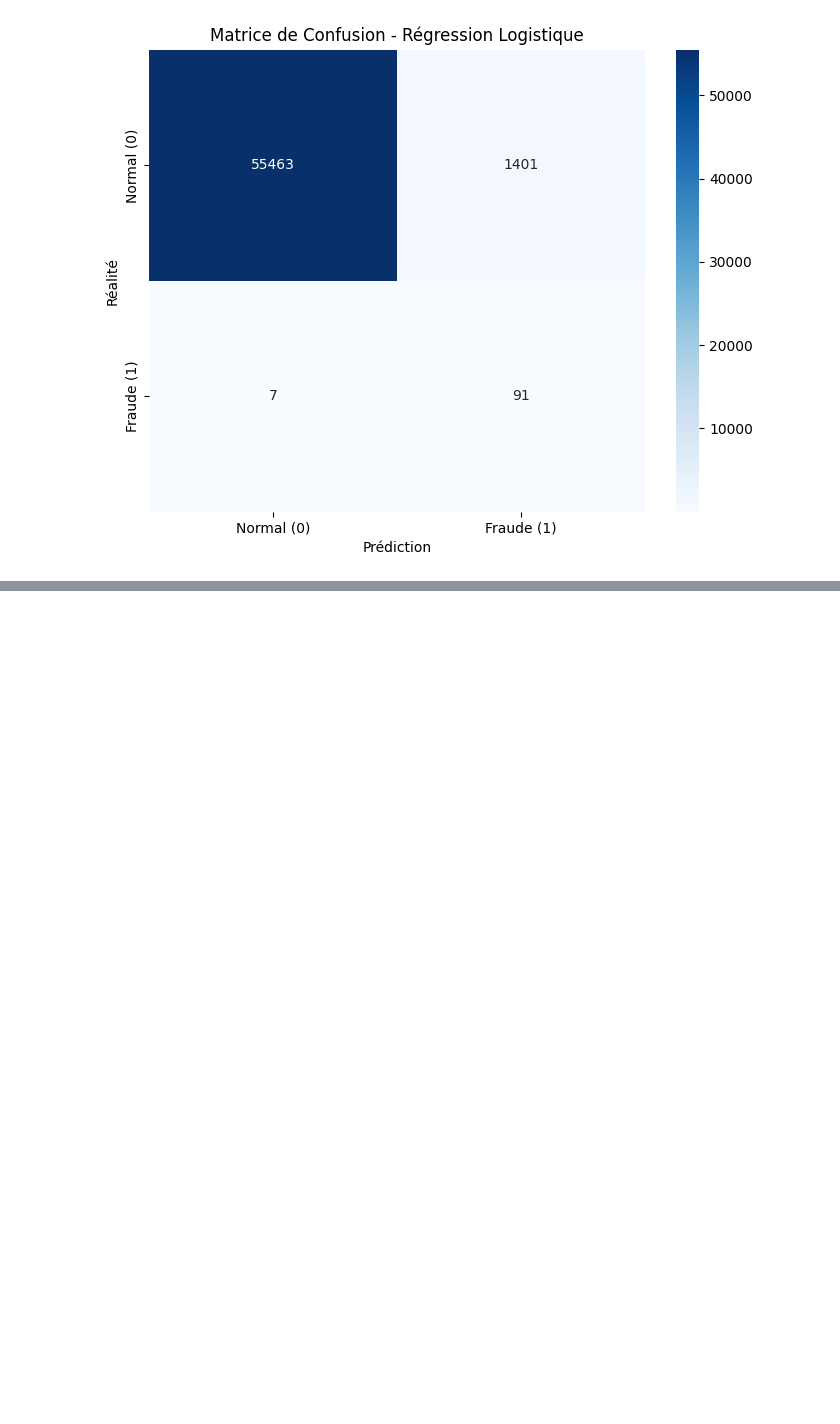
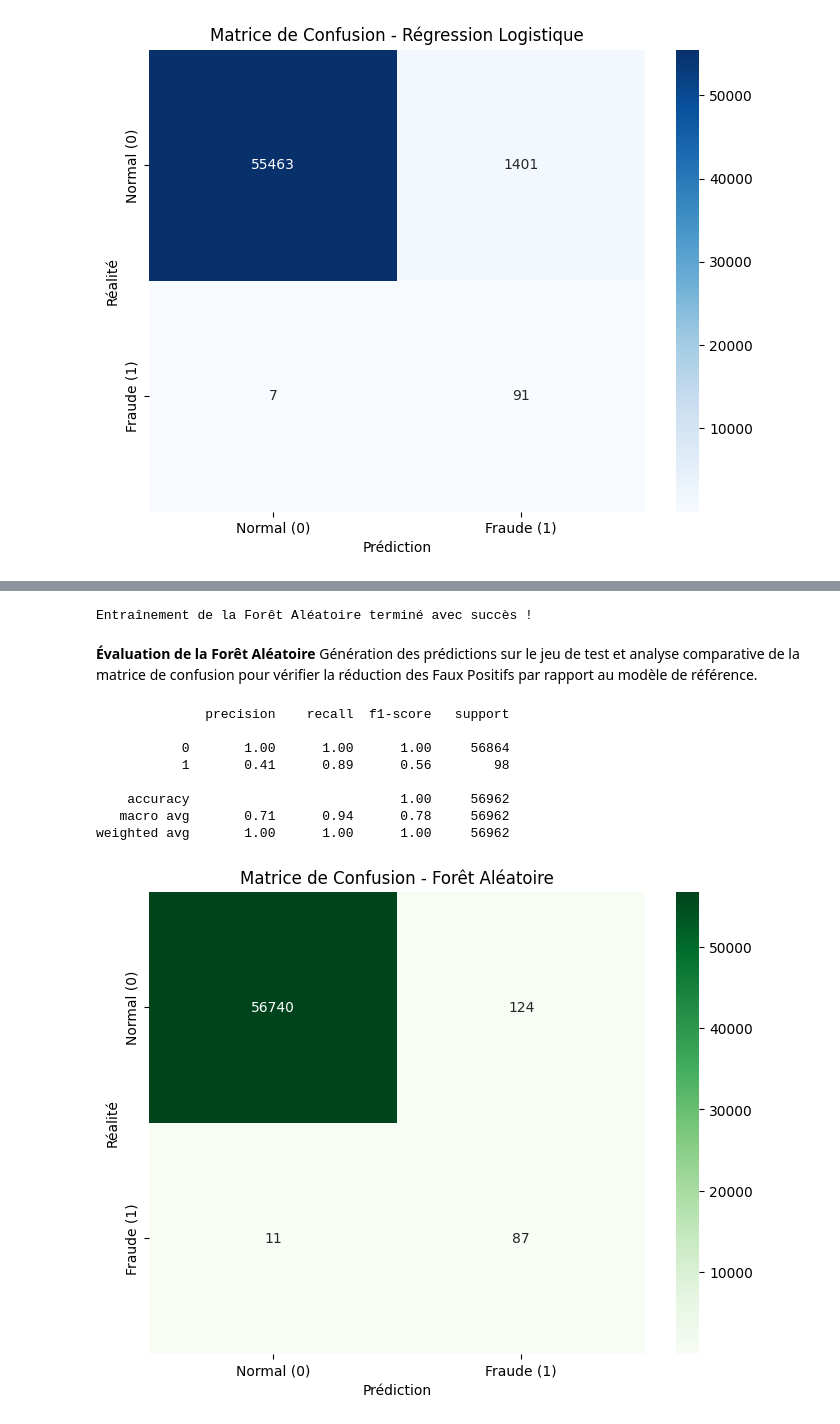
Before and after one commit to georges-chcr/fraud-detection-ml-engine, a Jupyter notebook: 02_Modeling_and_Evaluation.ipynb, the cells around one changed output, grey strips where cells are left out. Drawn from its saved outputs; the diff is of its cells as text; code cells hidden in the pictures; blank space fills up the shorter version.

Commit message:
feat: implémentation et évaluation du modèle Random Forest

```diff
--- a/02_Modeling_and_Evaluation.ipynb
+++ b/02_Modeling_and_Evaluation.ipynb
@@ -60,0 +65,32 @@ weighted avg       1.00      0.98      0.99     56962
+# %%
+from sklearn.ensemble import RandomForestClassifier
+rf_clf = RandomForestClassifier(n_estimators=50, max_depth=10, random_state=42, n_jobs=-1)
+rf_clf.fit(X_train_smote, y_train_smote)
+print("Entraînement de la Forêt Aléatoire terminé avec succès !")
+# %% [output]
+Entraînement de la Forêt Aléatoire terminé avec succès !
+# %% [markdown]
+**Évaluation de la Forêt Aléatoire**
+Génération des prédictions sur le jeu de test et analyse comparative de la matrice de confusion pour vérifier la réduction des Faux Positifs par rapport au modèle de référence.
+# %%
+y_pred_rf = rf_clf.predict(X_test)
+print(classification_report(y_test, y_pred_rf))
+matrice_rf = confusion_matrix(y_test, y_pred_rf)
+plt.figure(figsize=(8, 6))
+sns.heatmap(matrice_rf, annot=True, fmt='d', cmap='Greens',
+            xticklabels=['Normal (0)', 'Fraude (1)'],
+            yticklabels=['Normal (0)', 'Fraude (1)'])
+plt.ylabel('Réalité')
+plt.xlabel('Prédiction')
+plt.title('Matrice de Confusion - Forêt Aléatoire')
+plt.show()
+# %% [output]
+              precision    recall  f1-score   support
+
+           0       1.00      1.00      1.00     56864
+           1       0.41      0.89      0.56        98
+
+    accuracy                           1.00     56962
+   macro avg       0.71      0.94      0.78     56962
+weighted avg       1.00      1.00      1.00     56962
+[figure, added]
```
Also changed, not shown: parts of 1 cell of this notebook.
